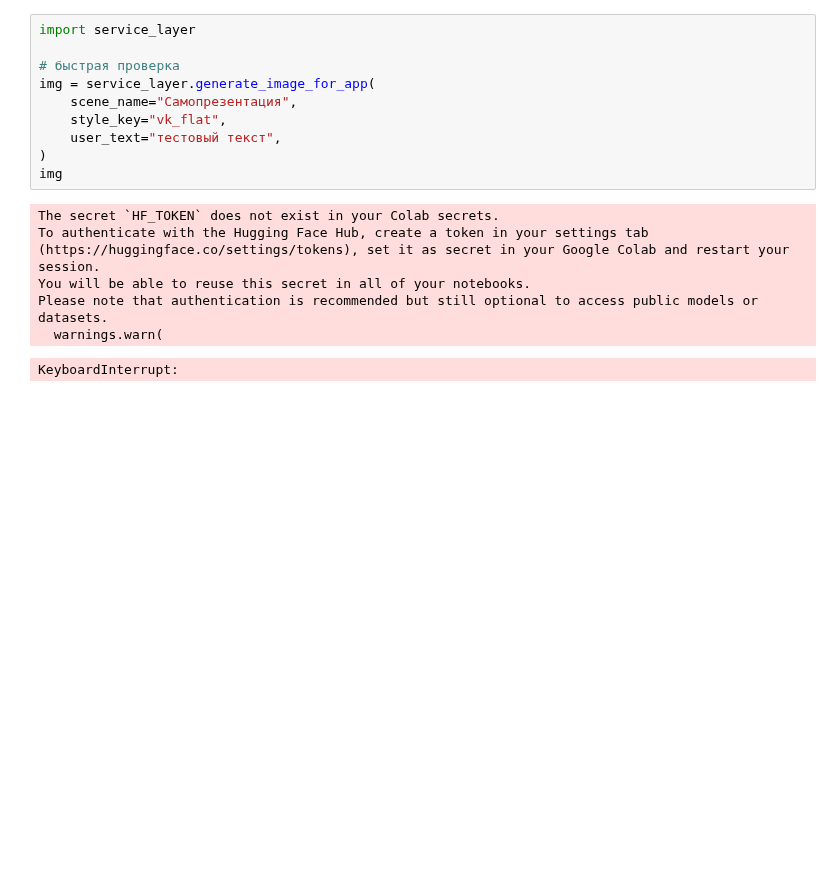
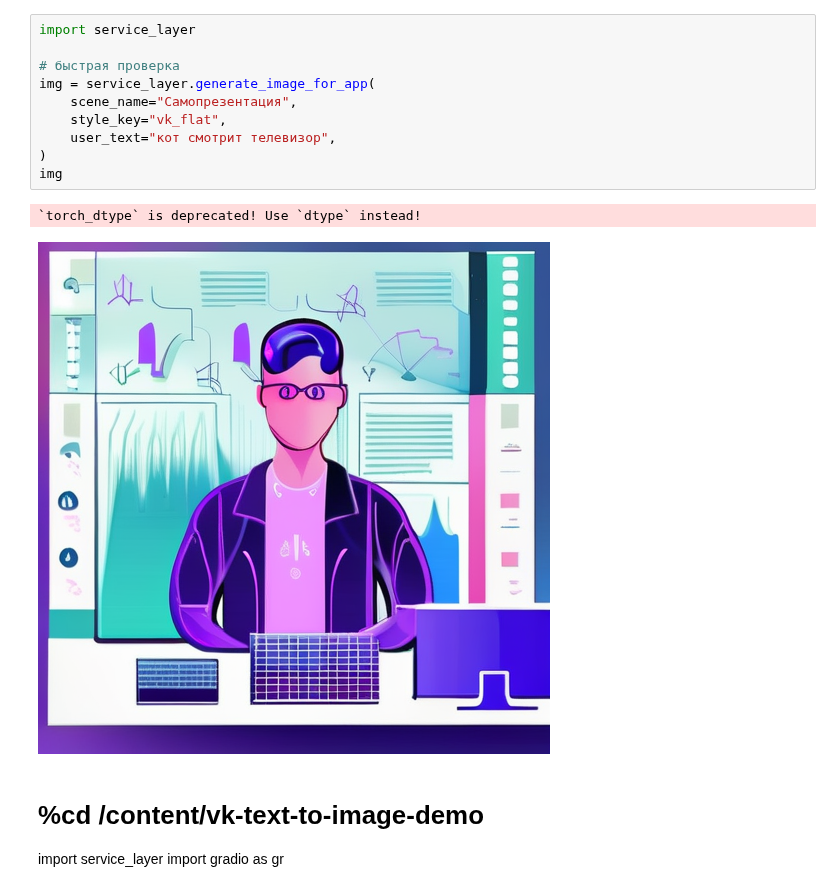
Before and after one commit to desve/vk-text-to-image-demo, a Jupyter notebook: 05_gradio_app.ipynb, the cells around one changed output. Cells and saved outputs as stored; diff of their text form; blank space fills up the shorter version.

```diff
--- a/05_gradio_app.ipynb
+++ b/05_gradio_app.ipynb
@@ -15,17 +15,18 @@ Resolving deltas: 100% (79/79), done.
 # %%
 import service_layer
 
 # быстрая проверка
 img = service_layer.generate_image_for_app(
     scene_name="Самопрезентация",
     style_key="vk_flat",
-    user_text="тестовый текст",
+    user_text="кот смотрит телевизор",
 )
 img
 # %% [output]
-The secret `HF_TOKEN` does not exist in your Colab secrets.
-To authenticate with the Hugging Face Hub, create a token in your settings tab (https://huggingface.co/settings/tokens), set it as secret in your Google Colab and restart your session.
-You will be able to reuse this secret in all of your notebooks.
-Please note that authentication is recommended but still optional to access public models or datasets.
-  warnings.warn(
+`torch_dtype` is deprecated! Use `dtype` instead!
-KeyboardInterrupt:
+[figure, added]
+# %% [markdown]
+# %cd /content/vk-text-to-image-demo
+
+import service_layer
+import gradio as gr
```
Also changed, not shown: parts of 2 cells of this notebook.
